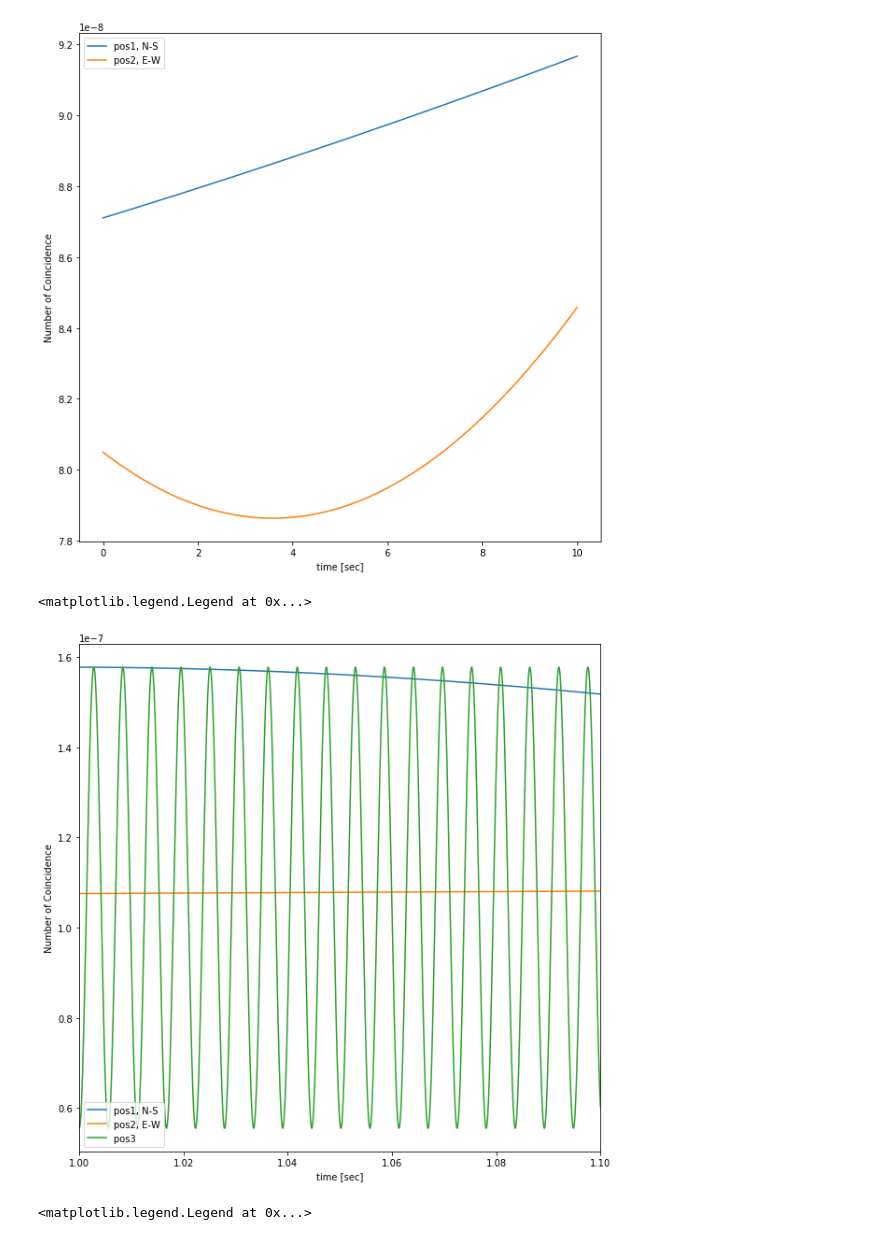
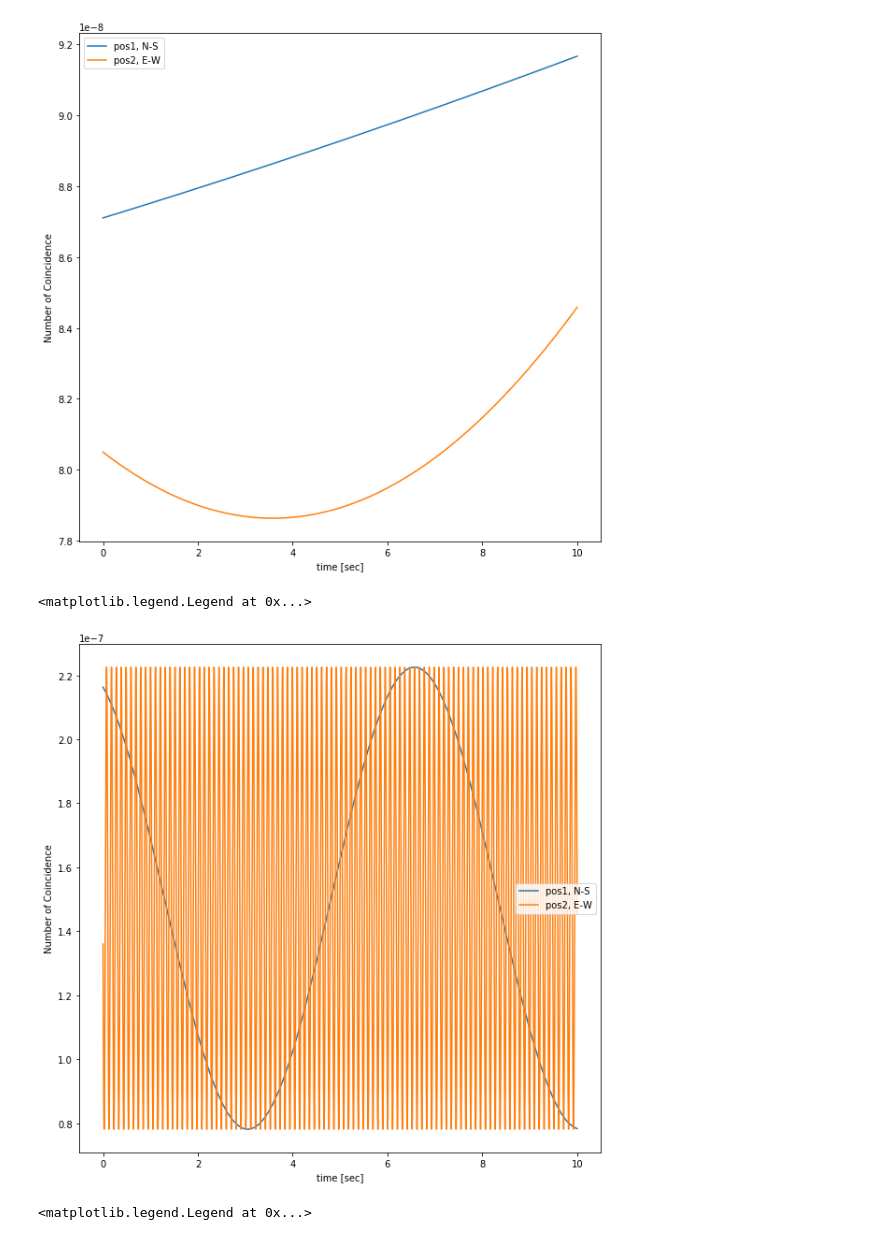
Before and after one commit to zhichen3/QA-sim, a Jupyter notebook: notebook/Test.ipynb, the cells around one changed output. Cells and saved outputs as stored; diff of their text form; code cells hidden in the pictures.

```diff
--- a/notebook/Test.ipynb
+++ b/notebook/Test.ipynb
@@ -21,8 +21,8 @@ pos_t_NS = [[-1.3,0.1,6.4*10**(6)],[-1.3,0.10003,6.40002*10**(6)]]
 pos_t_SE = [[-1.3,0.1,6.4*10**(6)],[-1.30002,0.10002,6.399977*10**(6)]]
 
 #NEW YORK COORD but the overall baseline is E-W, with B ~ 270m
-pos_t_NY = [[-1.3,0.71,6.0*10**(6)],[-1.300016,0.7099713,6.0002*10**(6)]]
-
+#pos_t_NY = [[-1.3,0.71,6.0*10**(6)],[-1.300016,0.7099713,6.0002*10**(6)]]
+pos_t_NY = [[-1.3,0.71,6.4*10**(6)],[-1.30004,0.71,6.4*10**(6)]]
 #[RA,DEC,S] in rad and Jy for flux density
 
 pos1 = [[0.0,0.005,300.0],[0.0,0.01,200.0]]         #EW
@@ -71,17 +71,17 @@ plt.legend()
 [figure]
 # %%
 plt.figure(figsize=(10,10))
-plt.xlim([1.0,1.1])
+#plt.xlim([1.0,1.1])
 
 plt.plot(t_NY[:],num_NY[0,:],label='pos1, N-S')
 plt.plot(t_NY[:],num_NY[1,:],label='pos2, E-W')
-plt.plot(t_NY[:],num_NY[2,:],label='pos3 ')
+#plt.plot(t_NY[:],num_NY[2,:],label='pos3 ')
 
 plt.xlabel("time [sec]");plt.ylabel("Number of Coincidence")
 plt.legend()
 # %% [output]
 <matplotlib.legend.Legend at 0x...>
-[figure, old version]
+[figure, new version]
 # %%
 plt.figure(figsize=(10,10))
 plt.xlim([1.0,1.1])
```
Also changed, not shown: parts of 1 cell of this notebook, 4 other files.
